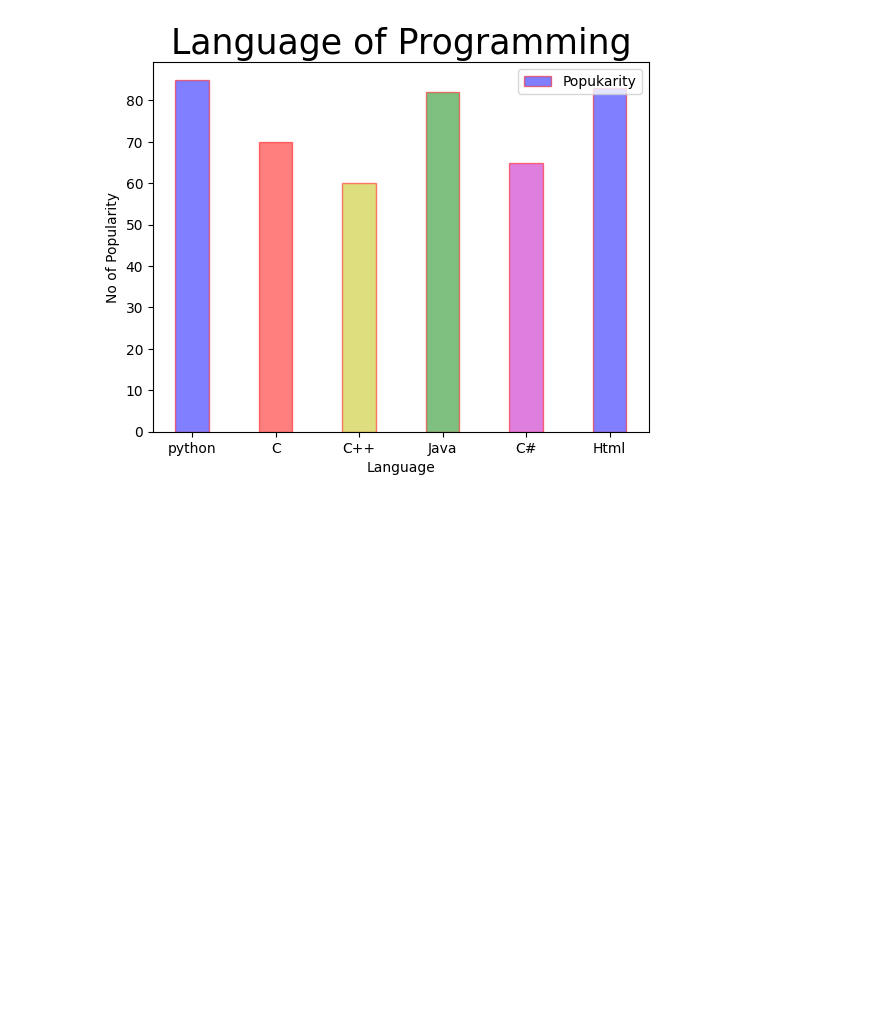
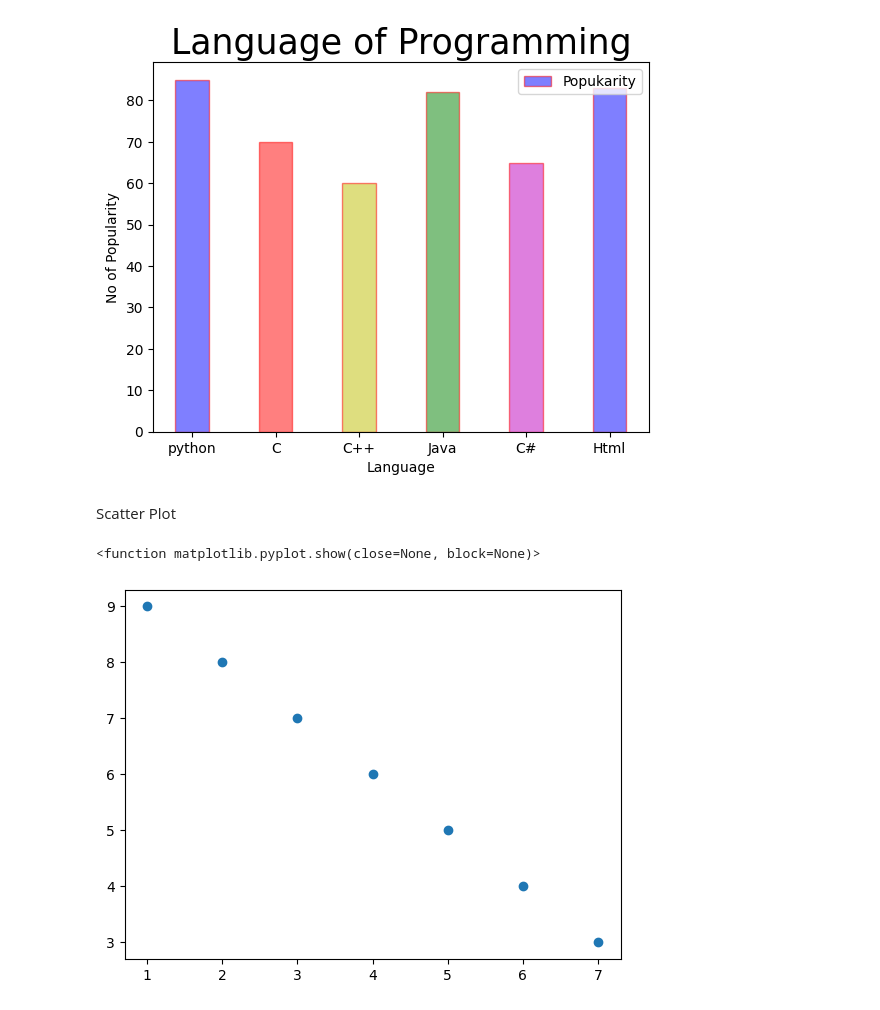
Before and after one commit to Ankidec/Data-Analysis, a Jupyter notebook: matpoltlip_.ipynb, the cells around one changed output. Drawn from its saved outputs; the diff is of its cells as text; code cells hidden in the pictures; blank space fills up the shorter version.

```diff
--- a/matpoltlip_.ipynb
+++ b/matpoltlip_.ipynb
@@ -95,3 +95,14 @@ plt.show
 # %% [output]
 <function matplotlib.pyplot.show(close=None, block=None)>
 [figure]
+# %% [markdown]
+Scatter Plot
+# %%
+import matplotlib.pyplot as plt
+x=[1,2,3,4,5,6,7]
+y=[9,8,7,6,5,4,3]
+plt.scatter(x,y)
+plt.show
+# %% [output]
+<function matplotlib.pyplot.show(close=None, block=None)>
+[figure, added]
```
Also changed, not shown: parts of 1 cell of this notebook.
